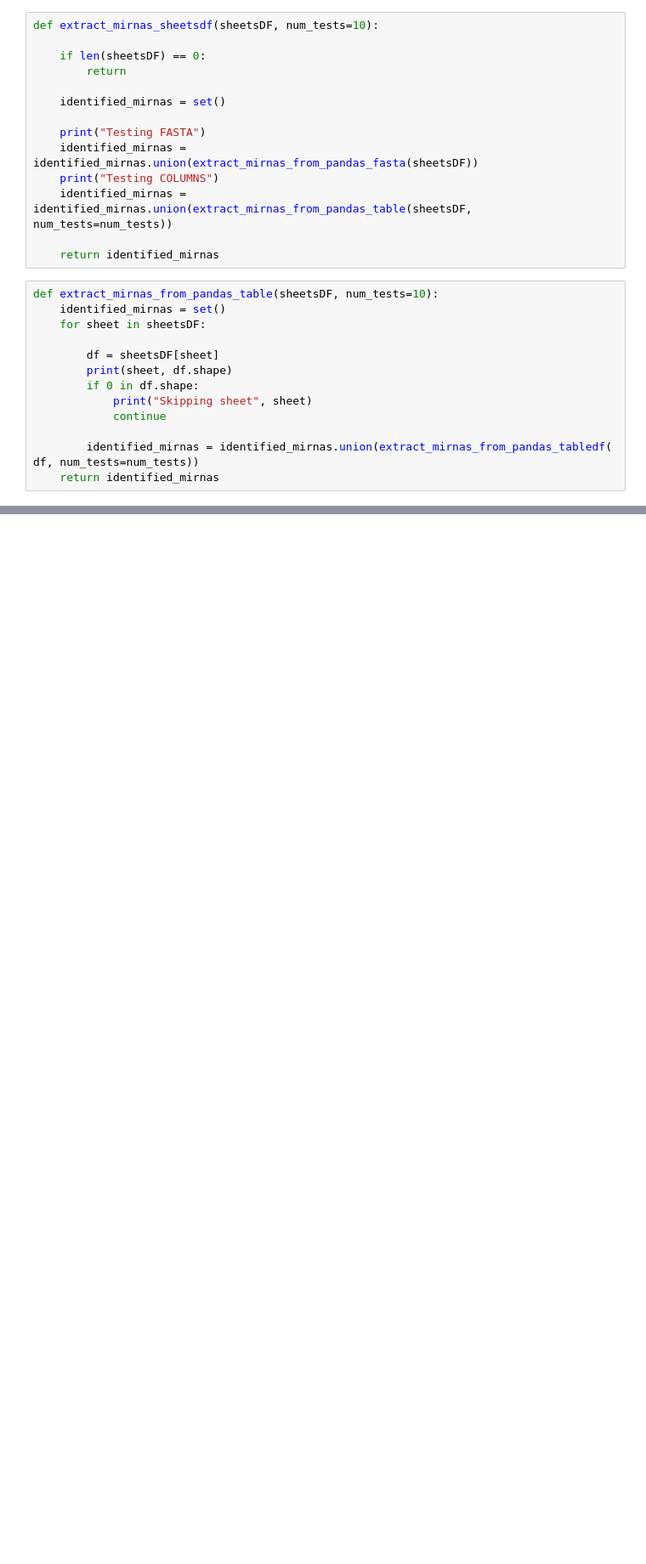
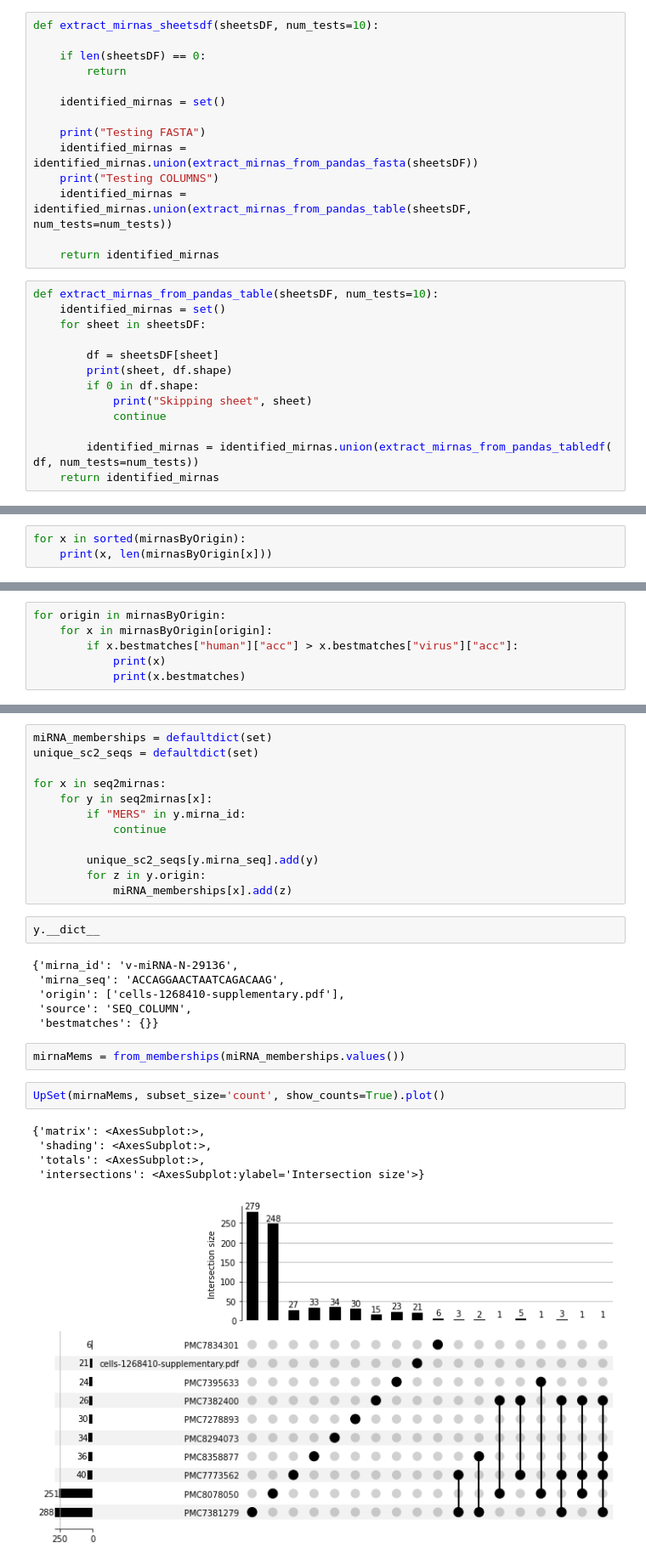
Before and after one commit to mjoppich/VIMTM, a Jupyter notebook: covidsents/extract_mirnas.ipynb, the cells around one changed output, grey strips where cells are left out. Shown at 85% size. Cells and saved outputs as stored; diff of their text form; blank space fills up the shorter version.

```diff
--- a/covidsents/extract_mirnas.ipynb
+++ b/covidsents/extract_mirnas.ipynb
@@ -786,0 +1198,3 @@ v‐miRNA‐ORF1‐3237 AAGACGGCAGTGAGGACAA SEQ_COLUMN cells-1268410-supplementa
+# %%
+for x in sorted(mirnasByOrigin):
+    print(x, len(mirnasByOrigin[x]))
@@ -786,0 +1232,6 @@ v‐miRNA‐ORF1‐3237 AAGACGGCAGTGAGGACAA SEQ_COLUMN cells-1268410-supplementa
+# %%
+for origin in mirnasByOrigin:
+    for x in mirnasByOrigin[origin]:
+        if x.bestmatches["human"]["acc"] > x.bestmatches["virus"]["acc"]:
+            print(x)
+            print(x.bestmatches)
@@ -786,0 +1240,30 @@ v‐miRNA‐ORF1‐3237 AAGACGGCAGTGAGGACAA SEQ_COLUMN cells-1268410-supplementa
+# %%
+miRNA_memberships = defaultdict(set)
+unique_sc2_seqs = defaultdict(set)
+
+for x in seq2mirnas:
+    for y in seq2mirnas[x]:
+        if "MERS" in y.mirna_id:
+            continue
+
+        unique_sc2_seqs[y.mirna_seq].add(y)
+        for z in y.origin:
+            miRNA_memberships[x].add(z)
+# %%
+y.__dict__
+# %% [output]
+{'mirna_id': 'v‐miRNA‐N‐29136',
+ 'mirna_seq': 'ACCAGGAACTAATCAGACAAG',
+ 'origin': ['cells-1268410-supplementary.pdf'],
+ 'source': 'SEQ_COLUMN',
+ 'bestmatches': {}}
+# %%
+mirnaMems = from_memberships(miRNA_memberships.values())
+# %%
+UpSet(mirnaMems, subset_size='count', show_counts=True).plot()
+# %% [output]
+{'matrix': <AxesSubplot:>,
+ 'shading': <AxesSubplot:>,
+ 'totals': <AxesSubplot:>,
+ 'intersections': <AxesSubplot:ylabel='Intersection size'>}
+[figure, added]
```
Also changed, not shown: parts of 30 cells of this notebook, 3 other files.
